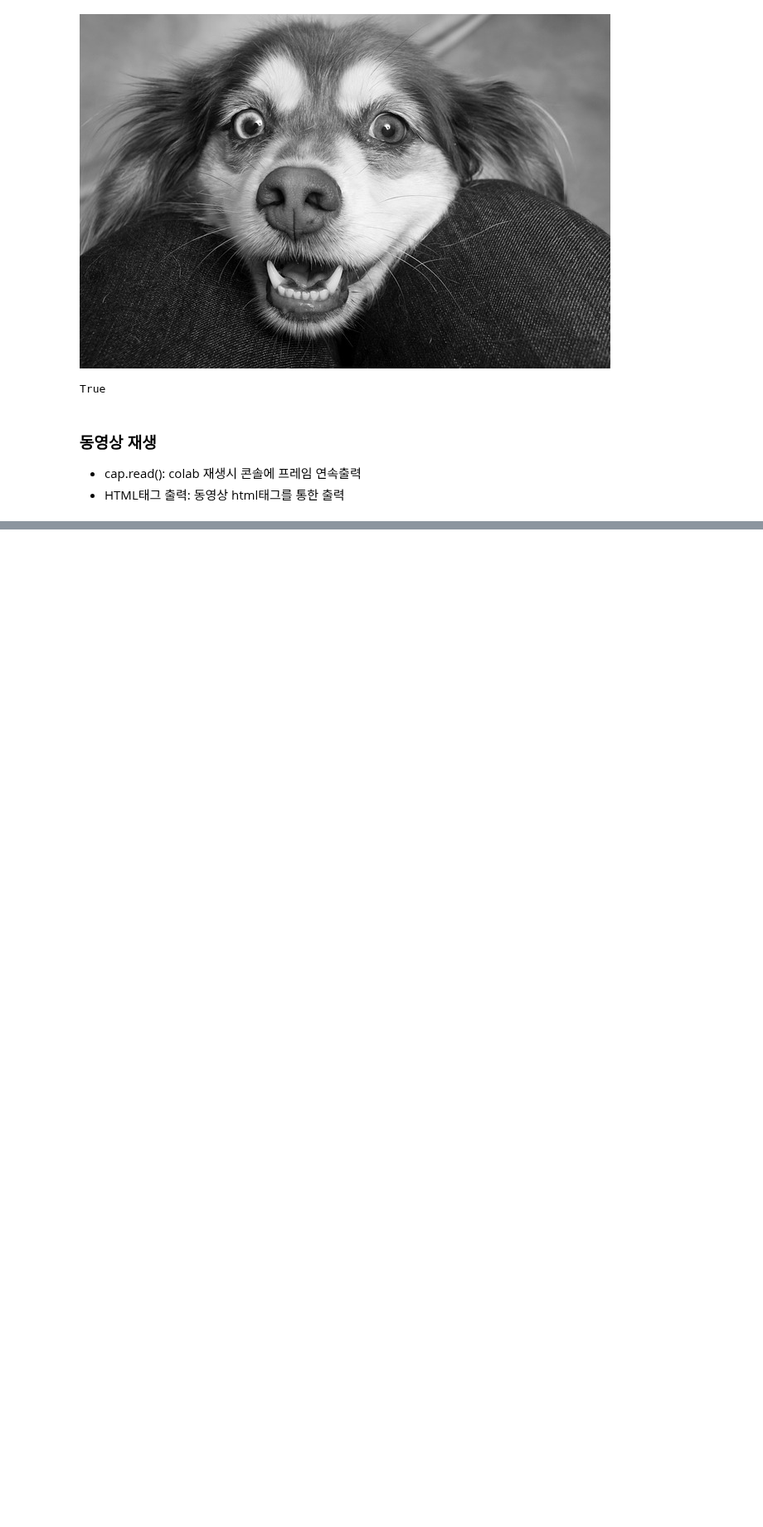
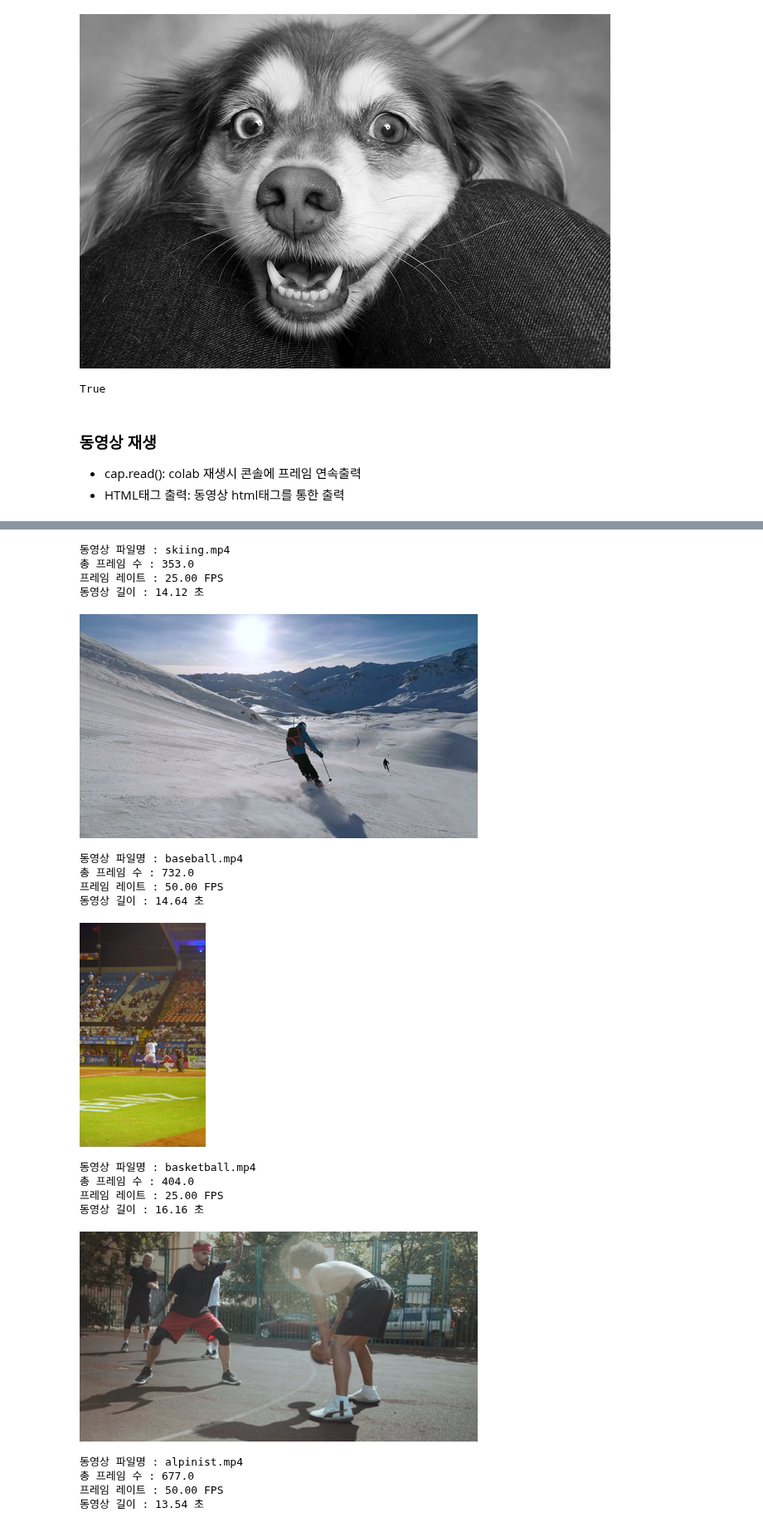
Before and after one commit to MoonSungHo-D/skn34-study, a Jupyter notebook: multimodal/05_multimodal_rag/02_video_rag_frame_extraction.ipynb, the cells around one changed output, grey strips where cells are left out. Shown at 83% size. Saved outputs shown, nothing was run; the diff lists cells and outputs as text; code cells hidden in the pictures; blank space fills up the shorter version.

```diff
--- a/multimodal/05_multimodal_rag/02_video_rag_frame_extraction.ipynb
+++ b/multimodal/05_multimodal_rag/02_video_rag_frame_extraction.ipynb
@@ -87,0 +150,58 @@ True
+# %%
+# 동영상 파일명/총프레임/FPS/길이와 첫 프레임 썸네일 출력하는 함수
+def show_video_summary(video_dir='videos', video_file=None, thumb_size=(240, 135)):
+    assert video_file is not None, "video_file 인수는 반드시 지정해야 합니다."
+
+    video_path = os.path.join(BASE_PATH, video_dir, video_file)
+    cap = cv2.VideoCapture(video_path)    # 동영상 캡쳐 객체
+    if not cap.isOpened():
+        print(f"해당 파일을 열수 없습니다. {video_path}")
+        return
+
+    frame_count = cap.get(cv2.CAP_PROP_FRAME_COUNT)  # 총 프레임 수 조회
+    fps = cap.get(cv2.CAP_PROP_FPS)                  # 초당 프레임 수(FPS) 조회
+    duration = frame_count / fps if fps > 0 else 0   # 동영상 길이(초) 계산
+
+    ret, frame = cap.read()  # 첫 프레임 1장 읽기
+    cap.release()            # 자원 해제
+    if not ret:
+        print(f"썸네일 추출 실패 : {video_path}")
+        thumbnail = None
+    else:
+        frame_rgb = cv2.cvtColor(frame, cv2.COLOR_BGR2RGB)  # BGR -> RGB
+        thumbnail = Image.fromarray(frame_rgb)  # ndarray -> Image 객체
+        thumbnail.thumbnail(thumb_size)  # 크기 축소
+
+    print(f"동영상 파일명 : {video_file}")
+    print(f"총 프레임 수 : {frame_count}")
+    print(f"프레임 레이트 : {fps:.2f} FPS")
+    print(f"동영상 길이 : {duration:.2f} 초")
+
+    if thumbnail:
+        display(thumbnail)
+
+video_dir = 'videos'
+for video_file in os.listdir(os.path.join(BASE_PATH, video_dir)):  # 동영상 폴더 내 파일 순회
+    if video_file.endswith('.mp4'):  # 확장자가 mp4면
+        show_video_summary(video_dir, video_file, thumb_size=(480, 270))
+        print(end = "\n\n")
+# %% [output]
+동영상 파일명 : skiing.mp4
+총 프레임 수 : 353.0
+프레임 레이트 : 25.00 FPS
+동영상 길이 : 14.12 초
+[figure, added]
+동영상 파일명 : baseball.mp4
+총 프레임 수 : 732.0
+프레임 레이트 : 50.00 FPS
+동영상 길이 : 14.64 초
+[figure, added]
+동영상 파일명 : basketball.mp4
+총 프레임 수 : 404.0
+프레임 레이트 : 25.00 FPS
+동영상 길이 : 16.16 초
+[figure, added]
+동영상 파일명 : alpinist.mp4
+총 프레임 수 : 677.0
+프레임 레이트 : 50.00 FPS
+동영상 길이 : 13.54 초
```
Also changed, not shown: parts of 10 cells of this notebook, 4 other files.
